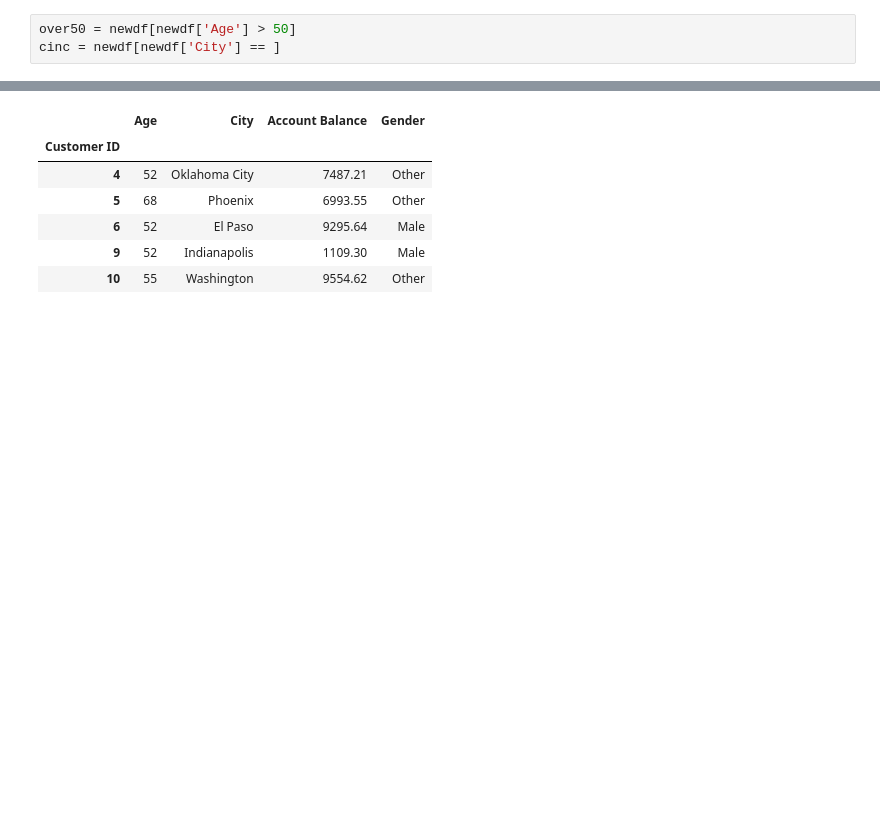
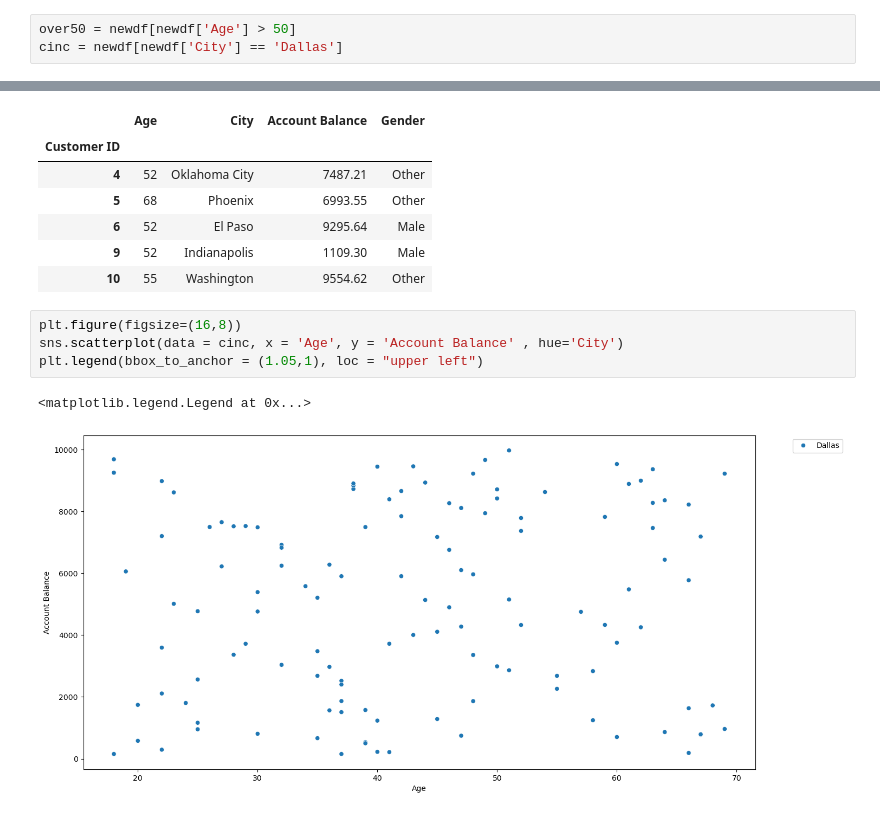
Before and after one commit to Aditya-Mahajan-02/Stocks_and_Portfolios, a Jupyter notebook: EDA.ipynb, the cells around one changed output, grey strips where cells are left out. Saved outputs shown, nothing was run; the diff lists cells and outputs as text; blank space fills up the shorter version.

```diff
--- a/EDA.ipynb
+++ b/EDA.ipynb
@@ -59,6 +59,6 @@ plt.legend(bbox_to_anchor = (1.05,1), loc = "upperleft")
 # %%
 over50 = newdf[newdf['Age'] > 50]
-cinc = newdf[newdf['City'] == ]
+cinc = newdf[newdf['City'] == 'Dallas']
 # %%
 over50.head()
 # %% [output]
@@ -69,3 +69,10 @@ over50.head()
 | 6 | 52 | El Paso | 9295.64 | Male |
 | 9 | 52 | Indianapolis | 1109.30 | Male |
 | 10 | 55 | Washington | 9554.62 | Other |
+# %%
+plt.figure(figsize=(16,8))
+sns.scatterplot(data = cinc, x = 'Age', y = 'Account Balance' , hue='City')
+plt.legend(bbox_to_anchor = (1.05,1), loc = "upper left")
+# %% [output]
+<matplotlib.legend.Legend at 0x...>
+[figure, added]
```
Also changed, not shown: parts of 1 cell of this notebook, 1 other file.
